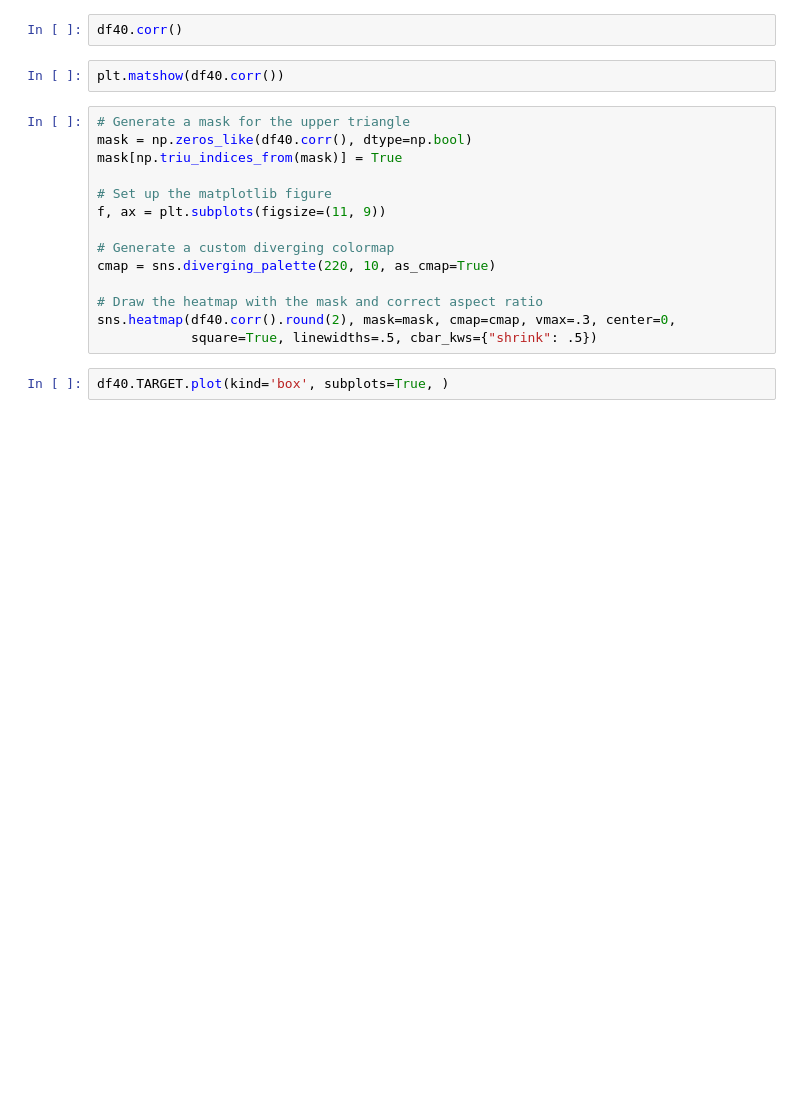
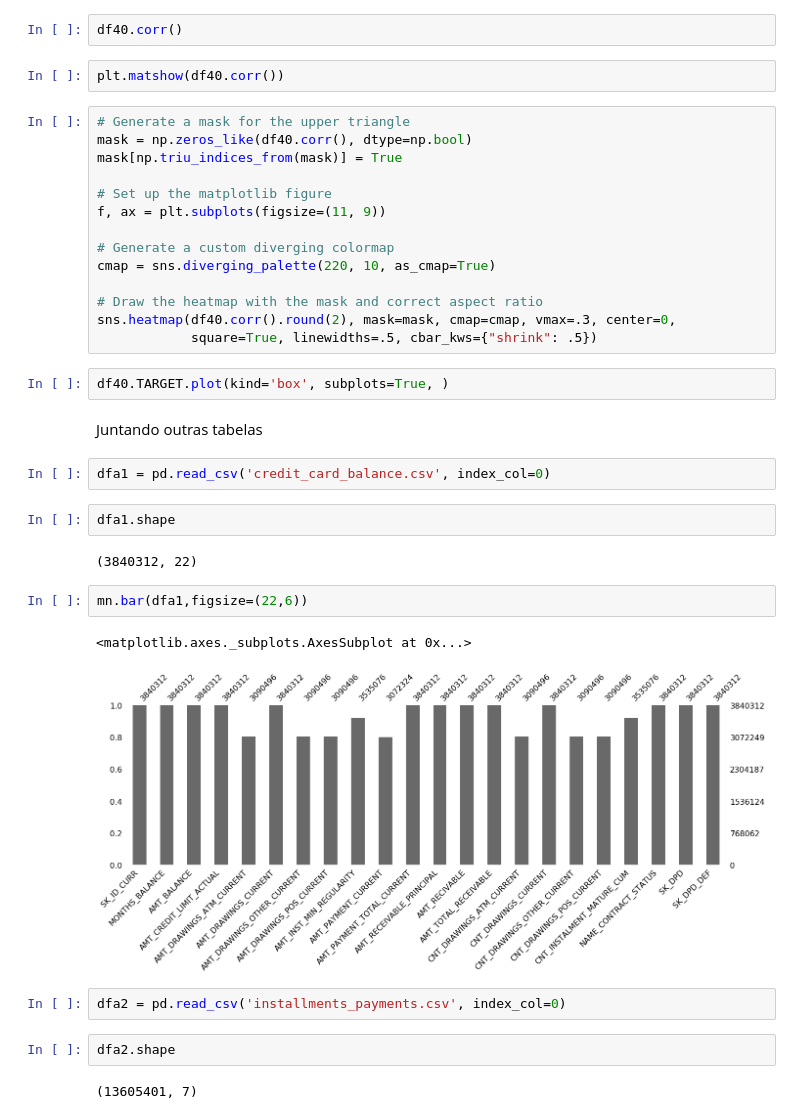
Before and after one commit to ricardoslee/Trabalhos, a Jupyter notebook: AIA/Trabalho1.ipynb, the cells around one changed output. Saved outputs shown, nothing was run; the diff lists cells and outputs as text; blank space fills up the shorter version.

```diff
--- a/AIA/Trabalho1.ipynb
+++ b/AIA/Trabalho1.ipynb
@@ -341,3 +341,22 @@ sns.heatmap(df40.corr().round(2), mask=mask, cmap=cmap, vmax=.3, center=0,
             square=True, linewidths=.5, cbar_kws={"shrink": .5})
 # %%
 df40.TARGET.plot(kind='box', subplots=True, )
+# %% [markdown]
+Juntando outras tabelas
+# %%
+dfa1 = pd.read_csv('credit_card_balance.csv', index_col=0)
+# %%
+dfa1.shape
+# %% [output]
+(3840312, 22)
+# %%
+mn.bar(dfa1,figsize=(22,6))
+# %% [output]
+<matplotlib.axes._subplots.AxesSubplot at 0x...>
+[figure, added]
+# %%
+dfa2 = pd.read_csv('installments_payments.csv', index_col=0)
+# %%
+dfa2.shape
+# %% [output]
+(13605401, 7)
```
Also changed, not shown: parts of 8 cells of this notebook.
